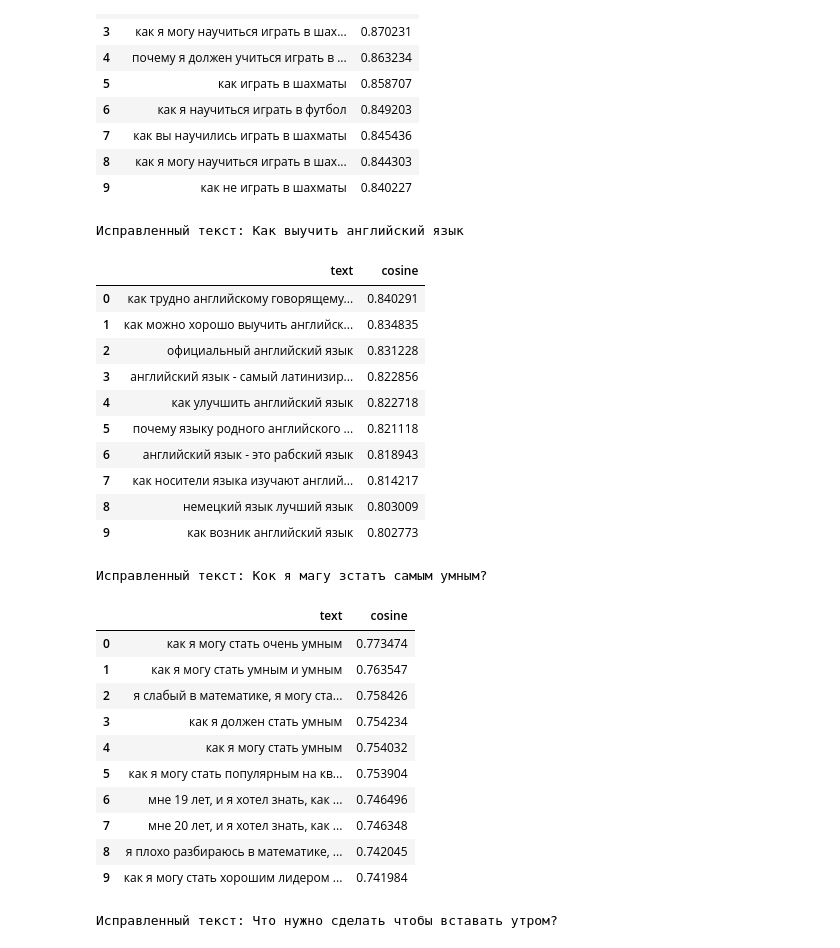
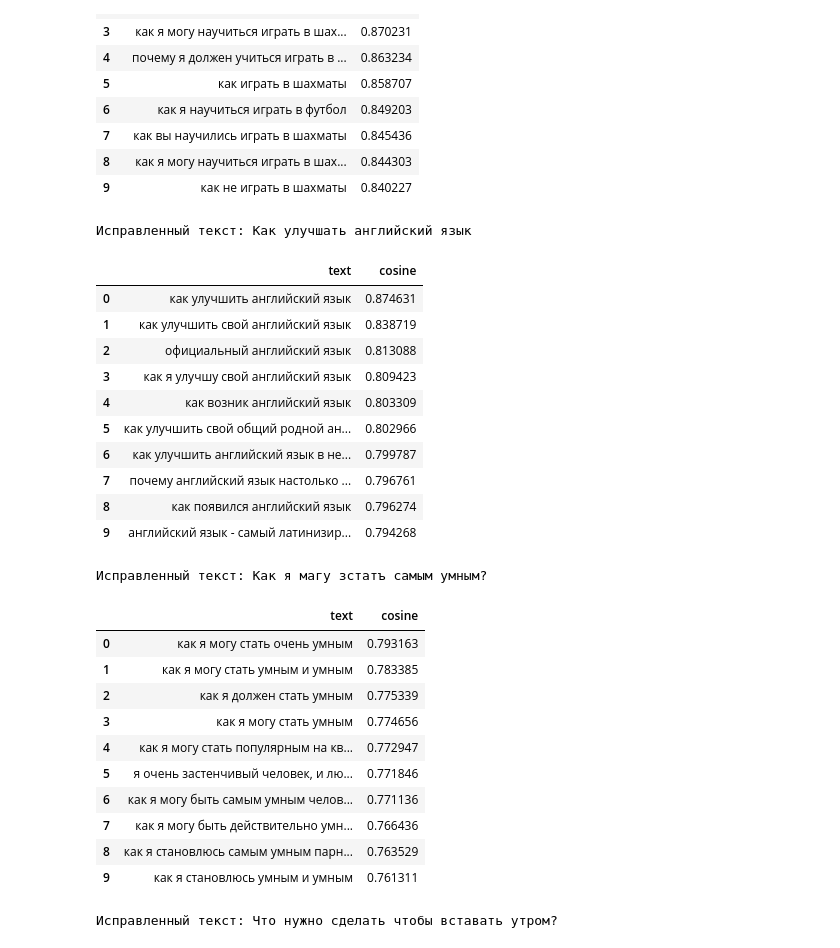
Before and after one commit to slavastar/Data-Analysis-Course, a Jupyter notebook: LW2.ipynb, the cells around one changed output. Saved outputs shown, nothing was run; the diff lists cells and outputs as text; code cells hidden in the pictures.

```diff
--- a/LW2.ipynb
+++ b/LW2.ipynb
@@ -285,37 +285,37 @@ most_similar_texts(text)
 | 8 | как я могу научиться играть в шах... | 0.844303 |
 | 9 | как не играть в шахматы | 0.840227 |
 # %%
-text = 'Как выучитъ ангийций язик?'
+text = 'Как улучжать ангийций язик?'
 most_similar_texts(text)
 # %% [output]
-Исправленный текст: Как выучить английский язык
+Исправленный текст: Как улучшать английский язык
 |  | text | cosine |
-| 0 | как трудно английскому говорящему... | 0.840291 |
-| 1 | как можно хорошо выучить английск... | 0.834835 |
-| 2 | официальный английский язык | 0.831228 |
-| 3 | английский язык - самый латинизир... | 0.822856 |
-| 4 | как улучшить английский язык | 0.822718 |
-| 5 | почему языку родного английского ... | 0.821118 |
-| 6 | английский язык - это рабский язык | 0.818943 |
-| 7 | как носители языка изучают англий... | 0.814217 |
-| 8 | немецкий язык лучший язык | 0.803009 |
-| 9 | как возник английский язык | 0.802773 |
+| 0 | как улучшить английский язык | 0.874631 |
+| 1 | как улучшить свой английский язык | 0.838719 |
+| 2 | официальный английский язык | 0.813088 |
+| 3 | как я улучшу свой английский язык | 0.809423 |
+| 4 | как возник английский язык | 0.803309 |
+| 5 | как улучшить свой общий родной ан... | 0.802966 |
+| 6 | как улучшить английский язык в не... | 0.799787 |
+| 7 | почему английский язык настолько ... | 0.796761 |
+| 8 | как появился английский язык | 0.796274 |
+| 9 | английский язык - самый латинизир... | 0.794268 |
 # %%
-text = 'Кок я магу зстатъ сомым умным?'
+text = 'Как я магу зстатъ сомым умным?'
 most_similar_texts(text)
 # %% [output]
-Исправленный текст: Кок я магу зстатъ самым умным?
+Исправленный текст: Как я магу зстатъ самым умным?
 |  | text | cosine |
-| 0 | как я могу стать очень умным | 0.773474 |
-| 1 | как я могу стать умным и умным | 0.763547 |
-| 2 | я слабый в математике, я могу ста... | 0.758426 |
-| 3 | как я должен стать умным | 0.754234 |
-| 4 | как я могу стать умным | 0.754032 |
-| 5 | как я могу стать популярным на кв... | 0.753904 |
-| 6 | мне 19 лет, и я хотел знать, как ... | 0.746496 |
-| 7 | мне 20 лет, и я хотел знать, как ... | 0.746348 |
-| 8 | я плохо разбираюсь в математике, ... | 0.742045 |
-| 9 | как я могу стать хорошим лидером ... | 0.741984 |
+| 0 | как я могу стать очень умным | 0.793163 |
+| 1 | как я могу стать умным и умным | 0.783385 |
+| 2 | как я должен стать умным | 0.775339 |
+| 3 | как я могу стать умным | 0.774656 |
+| 4 | как я могу стать популярным на кв... | 0.772947 |
+| 5 | я очень застенчивый человек, и лю... | 0.771846 |
+| 6 | как я могу быть самым умным челов... | 0.771136 |
+| 7 | как я могу быть действительно умн... | 0.766436 |
+| 8 | как я становлюсь самым умным парн... | 0.763529 |
+| 9 | как я становлюсь умным и умным | 0.761311 |
 # %%
 text = 'Что нжно сделодь, чтобы вставтъ утром?'
 most_similar_texts(text)
```
Also changed, not shown: parts of 1 cell of this notebook.
